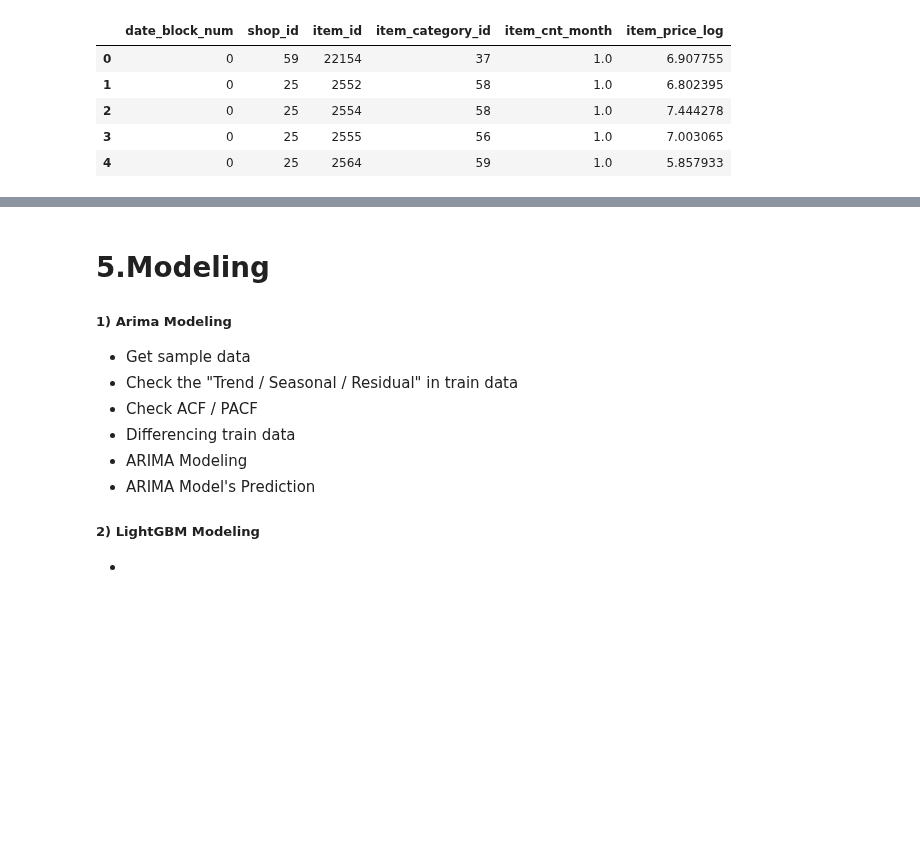
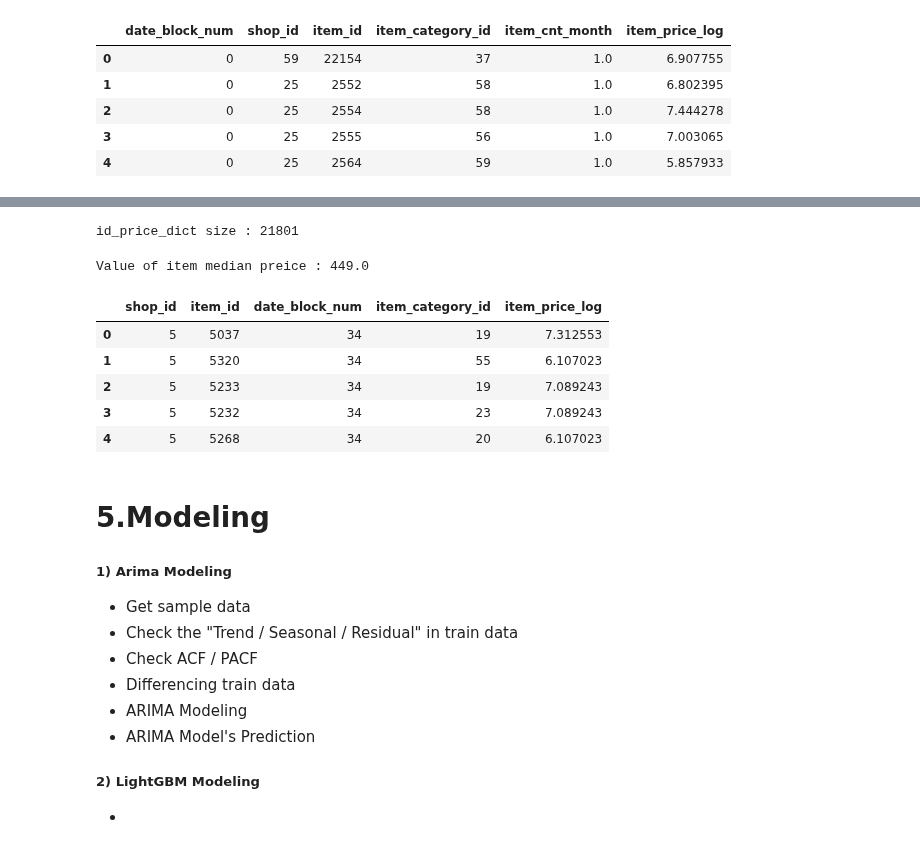
Before and after one commit to jerife/Kaggle, a Jupyter notebook: 11 Predict Future Sales.ipynb, the cells around one changed output, grey strips where cells are left out. Saved outputs shown, nothing was run; the diff lists cells and outputs as text; code cells hidden in the pictures; blank space fills up the shorter version.

```diff
--- a/11 Predict Future Sales.ipynb
+++ b/11 Predict Future Sales.ipynb
@@ -564,3 +608,37 @@ train data Shape : (1608222, 6)
+# %%
+id_price_dict = {key: val for key, val in zip(price_df['item_id'], price_df['price'])}
+print("id_price_dict size : {}".format(len(std_price_dict)))
+# %% [output]
+id_price_dict size : 21801
+# %%
+def input_items_key_output_items_price_test(key):
+    try:
+        return_val = id_price_dict[key]
+    except:
+        return_val = None
+    return return_val
+
+test_df['item_price'] = test_df.apply(lambda x : input_items_key_output_items_price_test(x['item_id']), axis=1)
+# %%
+# Get test data's item price based on train data
+# If test data that had null values, then I'll use median values
+
+test_df['item_price'].fillna(test_df['item_price'].median(), inplace=True)
+print("Value of item median preice : {}".format(test_df['item_price'].median()))
+# %% [output]
+Value of item median preice : 449.0
+# %%
+test_df['item_price_log'] = np.log(test_df['item_price'])
+# %%
+test_df.drop(['ID', 'item_price'],axis=1, inplace=True)
+test_df.head()
+# %% [output]
+|  | shop_id | item_id | date_block_num | item_category_id | item_price_log |
+| 0 | 5 | 5037 | 34 | 19 | 7.312553 |
+| 1 | 5 | 5320 | 34 | 55 | 6.107023 |
+| 2 | 5 | 5233 | 34 | 19 | 7.089243 |
+| 3 | 5 | 5232 | 34 | 23 | 7.089243 |
+| 4 | 5 | 5268 | 34 | 20 | 6.107023 |
 # %% [markdown]
 # 5.Modeling
 ##### 1) Arima Modeling
```
Also changed, not shown: parts of 27 cells of this notebook.
